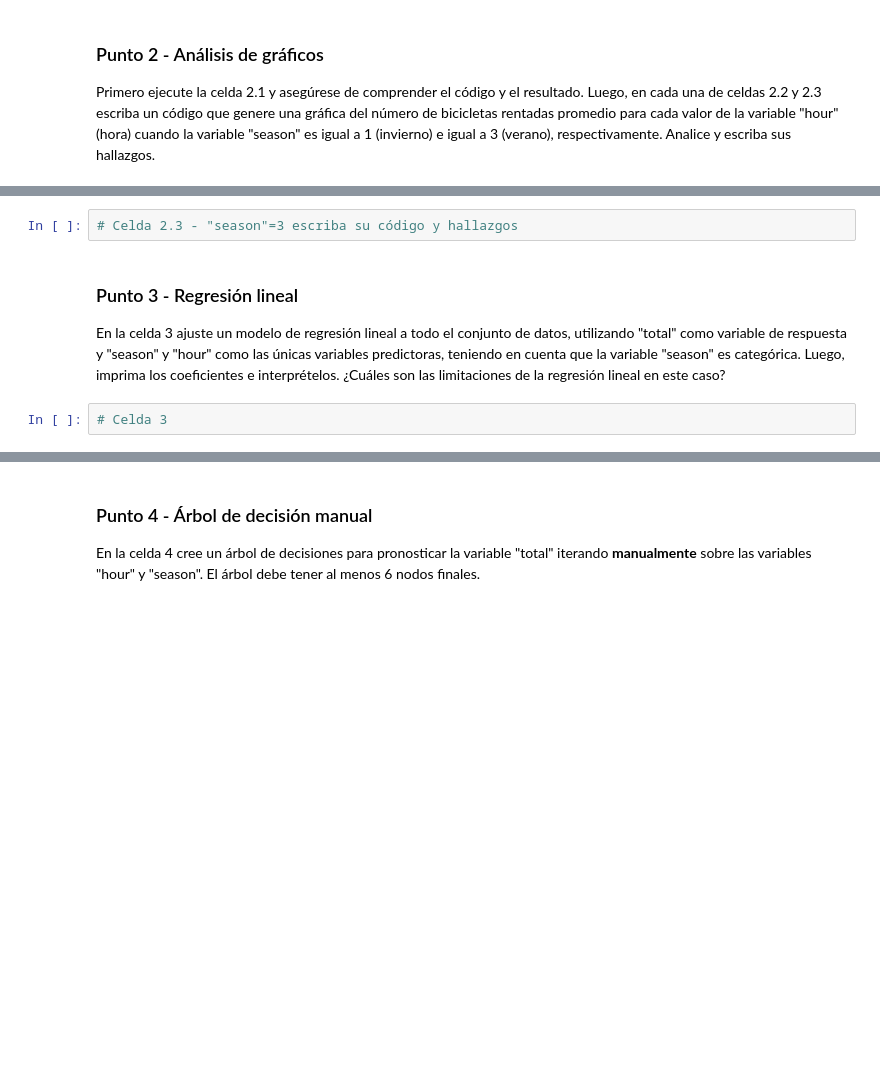
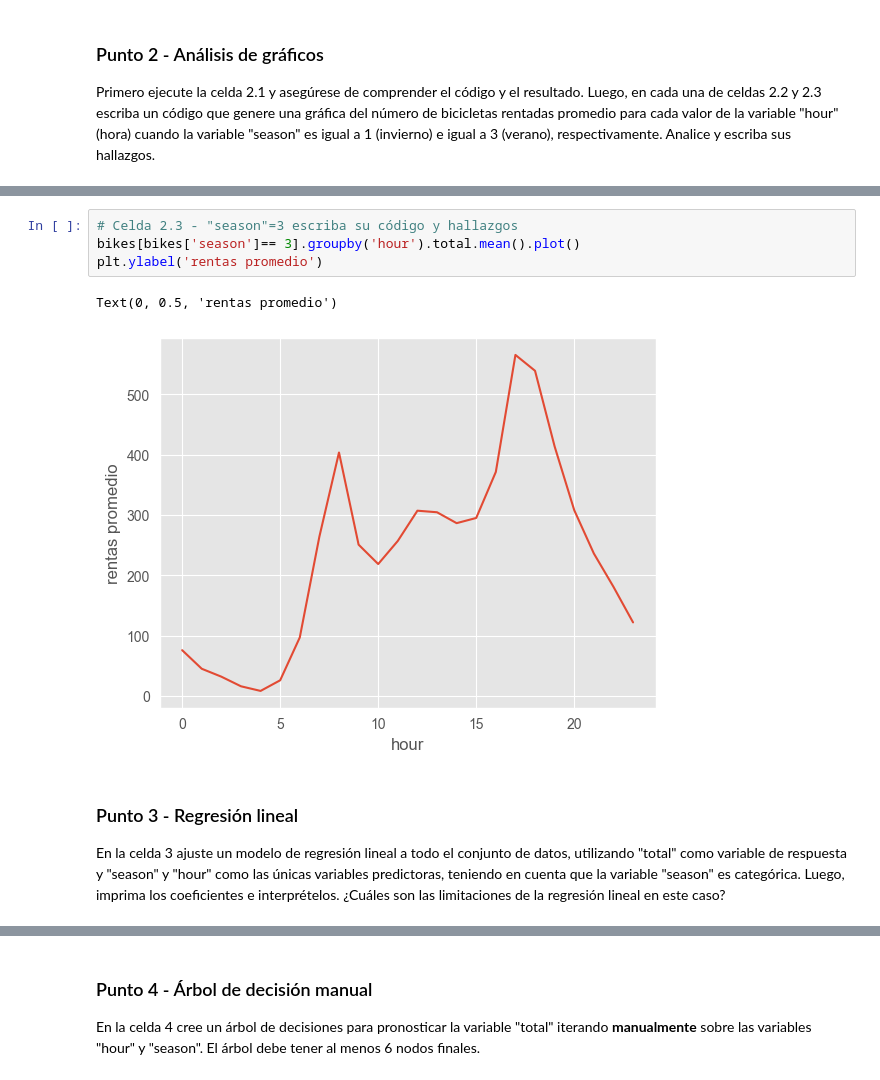
Before and after one commit to jerssonMH/MIAD_NLP_2024, a Jupyter notebook: Semana 1/S1TC1_arboles_ensamblajes.ipynb, the cells around one changed output, grey strips where cells are left out. Saved outputs shown, nothing was run; the diff lists cells and outputs as text; blank space fills up the shorter version.

```diff
--- a/Semana 1/S1TC1_arboles_ensamblajes.ipynb
+++ b/Semana 1/S1TC1_arboles_ensamblajes.ipynb
@@ -55,7 +122,10 @@ bikes.groupby('hour').total.mean().plot()
 # %%
 # Celda 2.3 - "season"=3 escriba su código y hallazgos
+bikes[bikes['season']== 3].groupby('hour').total.mean().plot()
+plt.ylabel('rentas promedio')
+# %% [output]
+Text(0, 0.5, 'rentas promedio')
+[figure, added]
 # %% [markdown]
 ### Punto 3 - Regresión lineal
 En la celda 3 ajuste un modelo de regresión lineal a todo el conjunto de datos, utilizando "total" como variable de respuesta y "season" y "hour" como las únicas variables predictoras, teniendo en cuenta que la variable "season" es categórica. Luego, imprima los coeficientes e interprételos. ¿Cuáles son las limitaciones de la regresión lineal en este caso?
-# %%
-# Celda 3
```
Also changed, not shown: parts of 25 cells of this notebook, 34 other files.
